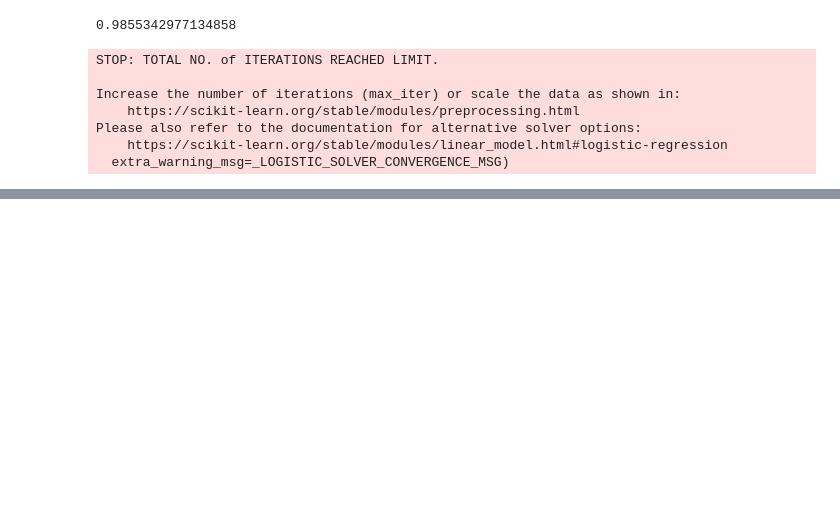
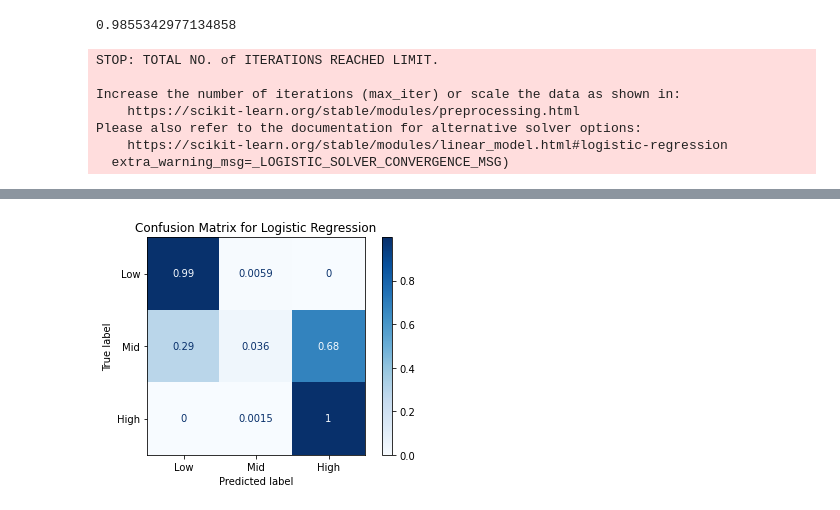
Before and after one commit to srivatsanrr/autonom_covid, a Jupyter notebook: Reviever2_Research_Paper.ipynb, the cells around one changed output, grey strips where cells are left out. Saved outputs shown, nothing was run; the diff lists cells and outputs as text; code cells hidden in the pictures; blank space fills up the shorter version.

Commit message:
Confusion matrix Added

```diff
--- a/Reviever2_Research_Paper.ipynb
+++ b/Reviever2_Research_Paper.ipynb
@@ -126,12 +126,12 @@ print(accuracy_score(y_pred, y_test))
 from sklearn.ensemble import RandomForestClassifier
 
 #Create a Gaussian Classifier
-clf=RandomForestClassifier(n_estimators=100)
+forest=RandomForestClassifier(n_estimators=100)
 
 #Train the model using the training sets y_pred=clf.predict(X_test)
-clf.fit(X_train,y_train)
+forest.fit(X_train,y_train)
 
-y_pred=clf.predict(X_test)
+y_pred=forest.predict(X_test)
 
 print(accuracy_score(y_pred, y_test))
 # %% [output]
@@ -307,0 +250,11 @@ plt.show()
+# %%
+from sklearn.metrics import plot_confusion_matrix
+class_names=['']
+titles_options = [("Confusion matrix, without normalization", None),
+                  ("Normalized confusion matrix", 'true')]
+
+disp = plot_confusion_matrix(logreg, X_test, y_test.reshape(-1,1),display_labels=['Low','Mid','High'],cmap=plt.cm.Blues, normalize='true')
+disp.ax_.set_title("Confusion Matrix for Logistic Regression")
+plt.show()
+# %% [output]
+[figure, added]
```
Also changed, not shown: parts of 4 cells of this notebook.
